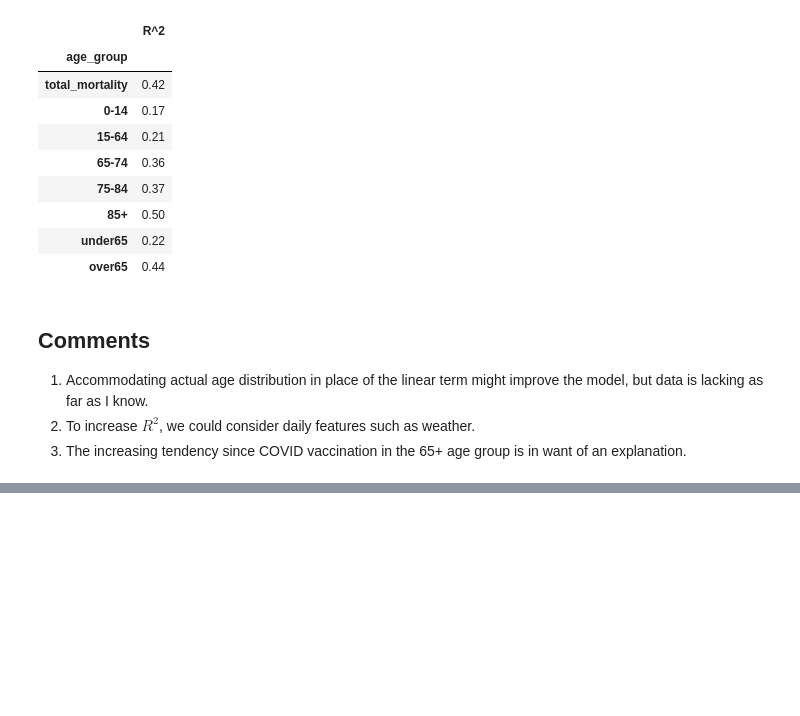
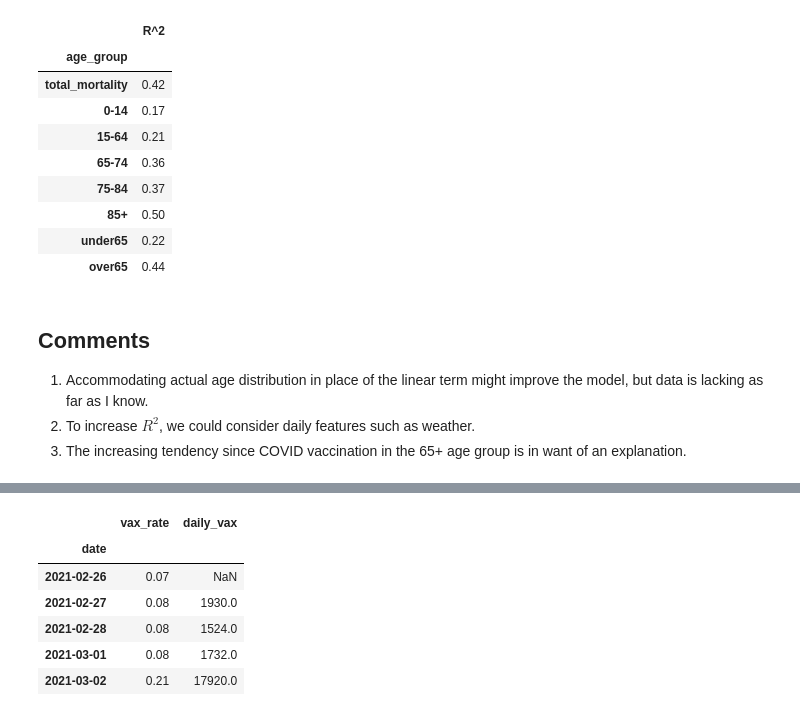
Before and after one commit to unifey/excess-mortality-ROK, a Jupyter notebook: excess-mortality-rok.ipynb, the cells around one changed output, grey strips where cells are left out. Saved outputs shown, nothing was run; the diff lists cells and outputs as text; code cells hidden in the pictures; blank space fills up the shorter version.

```diff
--- a/excess-mortality-rok.ipynb
+++ b/excess-mortality-rok.ipynb
@@ -342,0 +392,22 @@ display(dr2)
+# %%
+    url_vax = 'https://github.com/owid/covid-19-data/raw/master/public/data/vaccinations/vaccinations.csv'
+    dv = pd.read_csv(url_vax, on_bad_lines='warn')
+    dv = dv[dv.location == 'South Korea']
+
+    # Select columns from vaccination data
+    cols = ['date', 'people_vaccinated_per_hundred', 'daily_vaccinations']
+    dv = dv[cols]
+    dv.columns = ['date','vax_rate','daily_vax']
+    dv.date = pd.to_datetime(dv.date)
+    dv.set_index('date',inplace=True)
+    #dv.shift(periods=period, freq="D")
+# %%
+dv.head()
+# %% [output]
+|  | vax_rate | daily_vax |
+| date |  |  |
+| 2021-02-26 | 0.07 | NaN |
+| 2021-02-27 | 0.08 | 1930.0 |
+| 2021-02-28 | 0.08 | 1524.0 |
+| 2021-03-01 | 0.08 | 1732.0 |
+| 2021-03-02 | 0.21 | 17920.0 |
```
Also changed, not shown: parts of 7 cells of this notebook.
